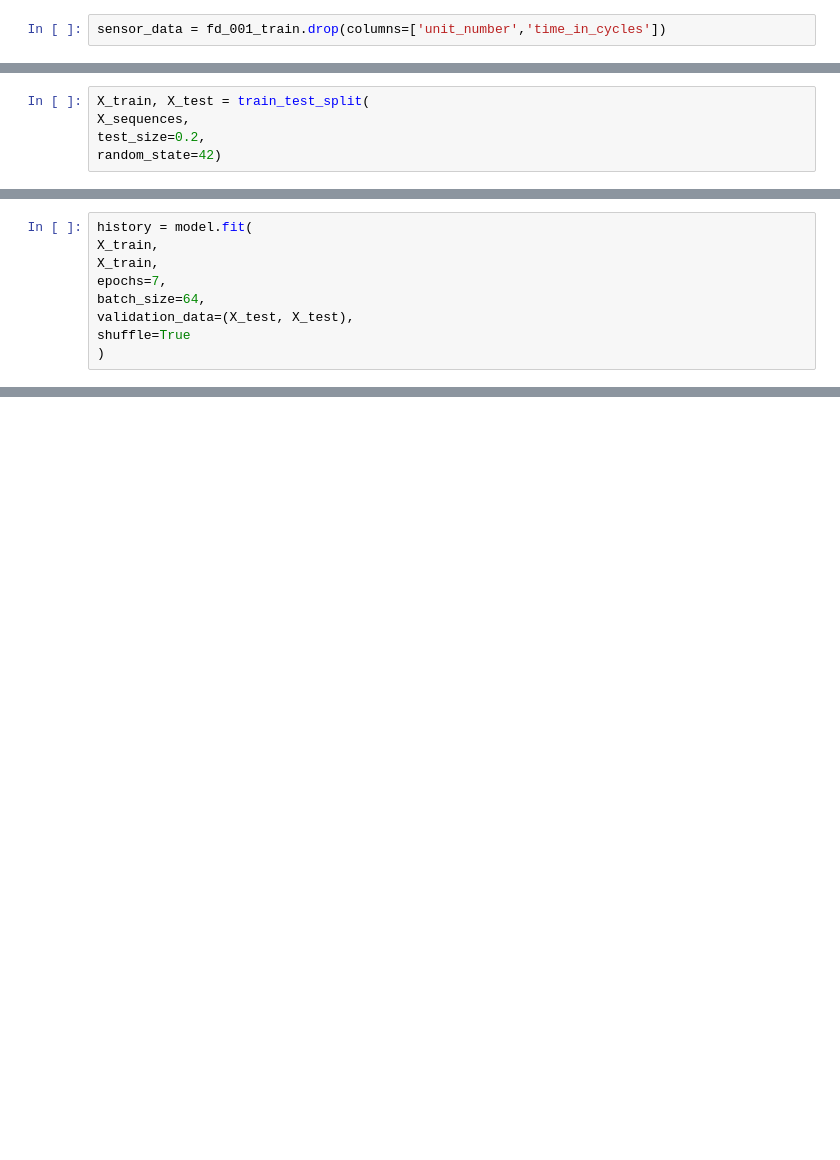
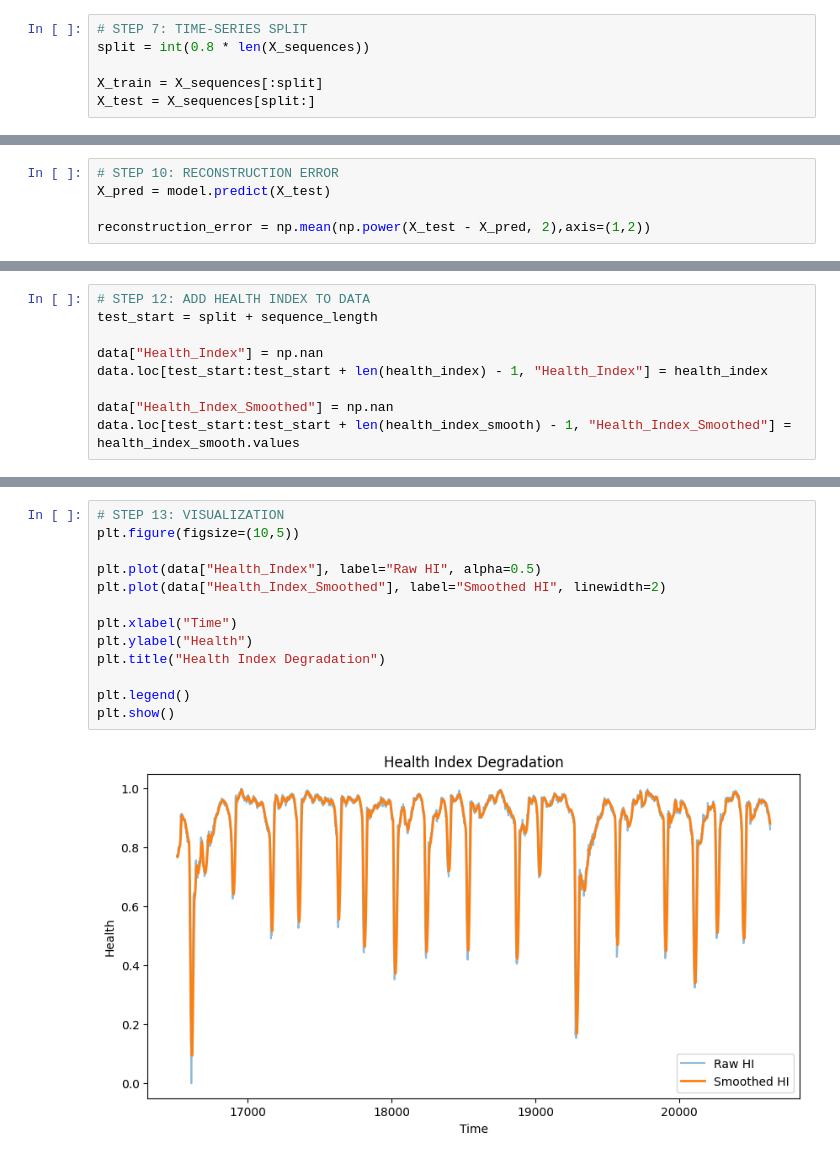
Before and after one commit to vamsiche/Machine_Learning_Project, a Jupyter notebook: RUL_AUTOENCODER.ipynb, the cells around one changed output, grey strips where cells are left out. Drawn from its saved outputs; the diff is of its cells as text; blank space fills up the shorter version.

```diff
--- a/RUL_AUTOENCODER.ipynb
+++ b/RUL_AUTOENCODER.ipynb
@@ -84,3 +88,7 @@ fd_001_train.drop(columns=[
 # %%
-sensor_data = fd_001_train.drop(columns=['unit_number','time_in_cycles'])
+# STEP 7: TIME-SERIES SPLIT
+split = int(0.8 * len(X_sequences))
+
+X_train = X_sequences[:split]
+X_test = X_sequences[split:]
 # %%
@@ -110,5 +152,5 @@ print(X_sequences.shape)
 # %%
-X_train, X_test = train_test_split(
-X_sequences,
-test_size=0.2,
-random_state=42)
+# STEP 10: RECONSTRUCTION ERROR
+X_pred = model.predict(X_test)
+
+reconstruction_error = np.mean(np.power(X_test - X_pred, 2),axis=(1,2))
@@ -159,9 +169,9 @@ Model: "functional_5"
 # %%
-history = model.fit(
-X_train,
-X_train,
-epochs=7,
-batch_size=64,
-validation_data=(X_test, X_test),
-shuffle=True
-)
+# STEP 12: ADD HEALTH INDEX TO DATA
+test_start = split + sequence_length
+
+data["Health_Index"] = np.nan
+data.loc[test_start:test_start + len(health_index) - 1, "Health_Index"] = health_index
+
+data["Health_Index_Smoothed"] = np.nan
+data.loc[test_start:test_start + len(health_index_smooth) - 1, "Health_Index_Smoothed"] = health_index_smooth.values
@@ -223,0 +292,15 @@ plt.show()
+# %%
+# STEP 13: VISUALIZATION
+plt.figure(figsize=(10,5))
+
+plt.plot(data["Health_Index"], label="Raw HI", alpha=0.5)
+plt.plot(data["Health_Index_Smoothed"], label="Smoothed HI", linewidth=2)
+
+plt.xlabel("Time")
+plt.ylabel("Health")
+plt.title("Health Index Degradation")
+
+plt.legend()
+plt.show()
+# %% [output]
+[figure, added]
```
Also changed, not shown: parts of 35 cells of this notebook, 1 other file.
